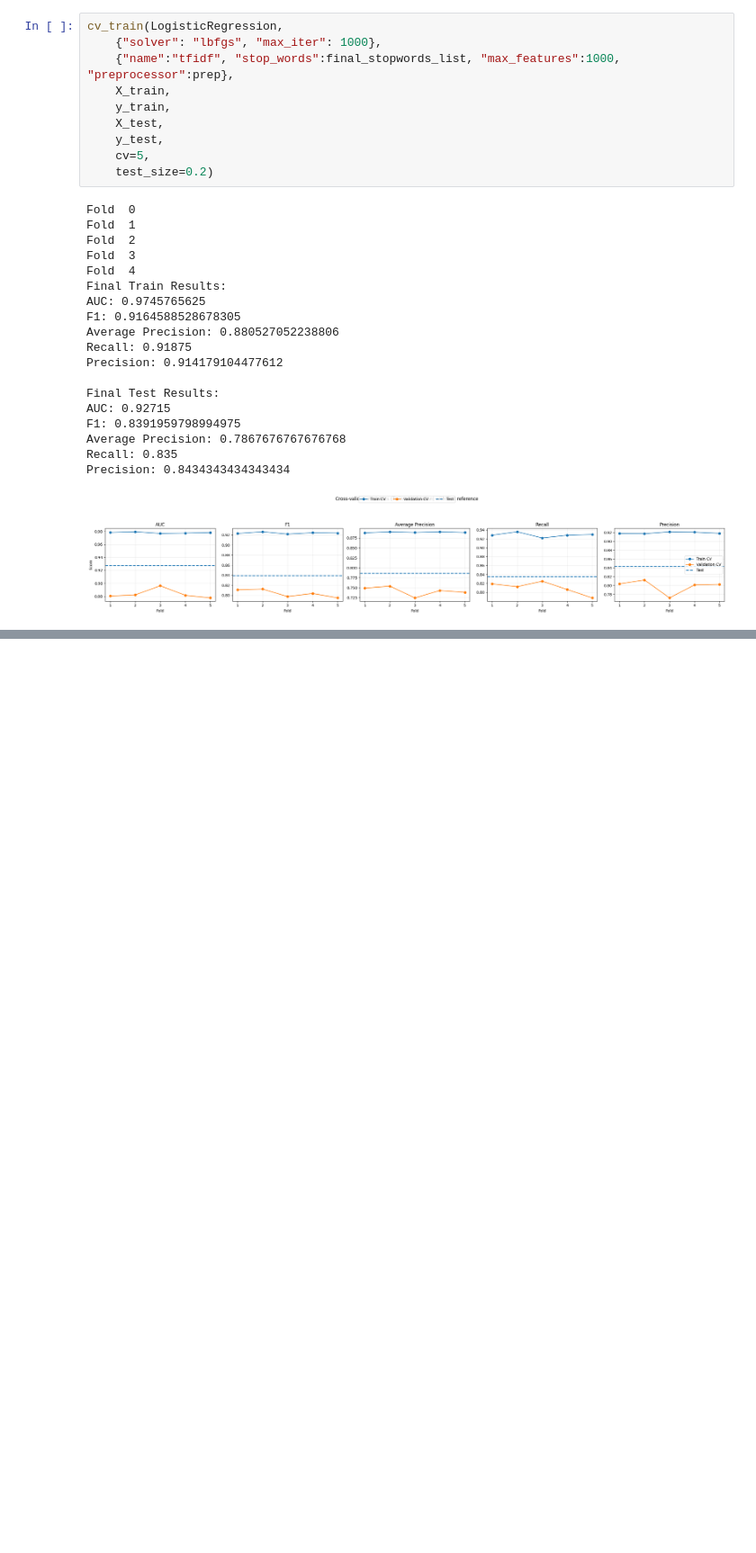
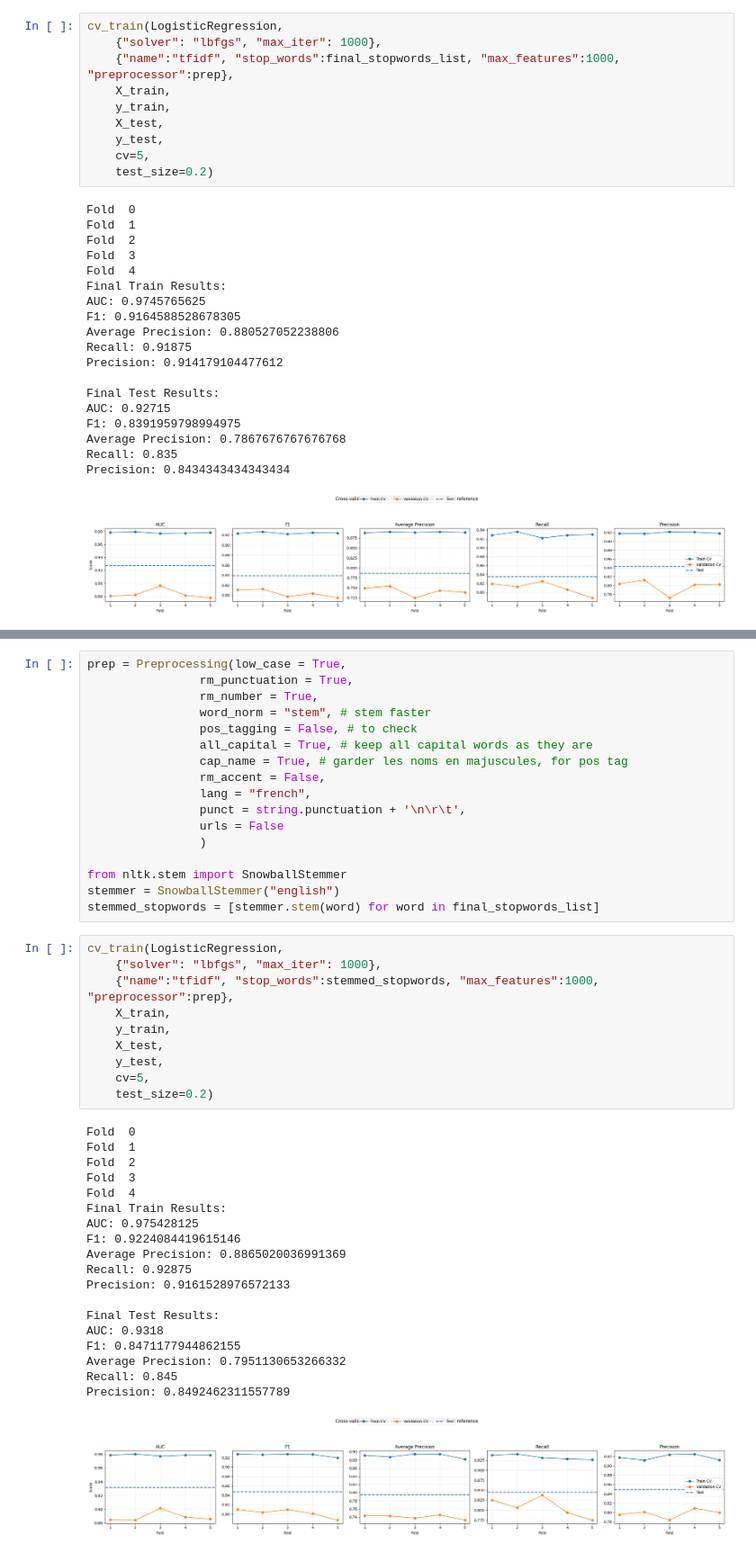
Before and after one commit to alan-man/tal-projet, a Jupyter notebook: movies.ipynb, the cells around one changed output, grey strips where cells are left out. Shown at 90% size. Cells and saved outputs as stored; diff of their text form; blank space fills up the shorter version.

```diff
--- a/movies.ipynb
+++ b/movies.ipynb
@@ -541,3 +548,50 @@ Vectorizer:
 
 Model:
 - Logistic Regression
+# %%
+prep = Preprocessing(low_case = True,
+                rm_punctuation = True,
+                rm_number = True,
+                word_norm = "stem", # stem faster
+                pos_tagging = False, # to check
+                all_capital = True, # keep all capital words as they are
+                cap_name = True, # garder les noms en majuscules, for pos tag
+                rm_accent = False,
+                lang = "french",
+                punct = string.punctuation + '\n\r\t',
+                urls = False
+                )
+
+from nltk.stem import SnowballStemmer
+stemmer = SnowballStemmer("english")
+stemmed_stopwords = [stemmer.stem(word) for word in final_stopwords_list]
+# %%
+cv_train(LogisticRegression,
+    {"solver": "lbfgs", "max_iter": 1000},
+    {"name":"tfidf", "stop_words":stemmed_stopwords, "max_features":1000, "preprocessor":prep},
+    X_train,
+    y_train,
+    X_test,
+    y_test,
+    cv=5,
+    test_size=0.2)
+# %% [output]
+Fold  0
+Fold  1
+Fold  2
+Fold  3
+Fold  4
+Final Train Results:
+AUC: 0.975428125
+F1: 0.9224084419615146
+Average Precision: 0.8865020036991369
+Recall: 0.92875
+Precision: 0.9161528976572133
+
+Final Test Results:
+AUC: 0.9318
+F1: 0.8471177944862155
+Average Precision: 0.7951130653266332
+Recall: 0.845
+Precision: 0.8492462311557789
+[figure, added]
```
Also changed, not shown: parts of 20 cells of this notebook.
